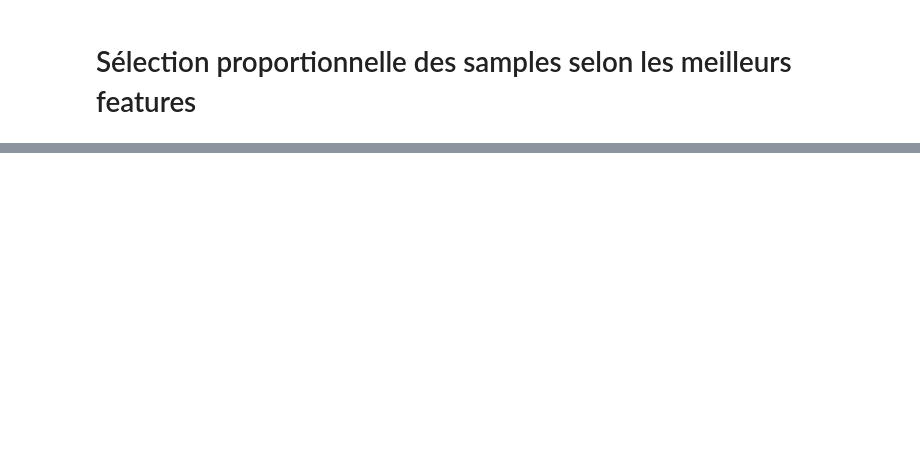
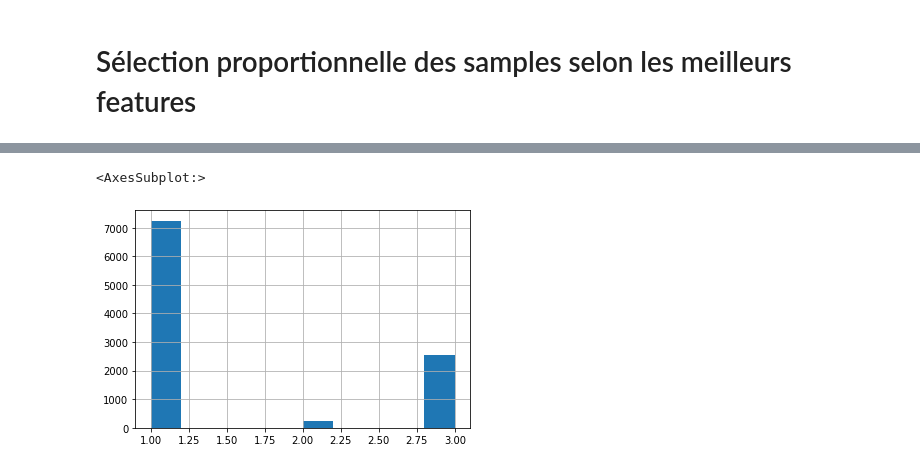
Before and after one commit to Bilou75019/KDD-project, a Jupyter notebook: Projet.ipynb, the cells around one changed output, grey strips where cells are left out. Saved outputs shown, nothing was run; the diff lists cells and outputs as text; code cells hidden in the pictures; blank space fills up the shorter version.

```diff
--- a/Projet.ipynb
+++ b/Projet.ipynb
@@ -80 +107,9 @@ plt.show()
+# %%
+df["to_prop"] = pd.cut(df["duration"],
+                               bins=[-1, 1000, 2000, np.inf],
+                               labels=[1, 2, 3])
+df["to_prop"].hist()
+# %% [output]
+<AxesSubplot:>
+[figure, added]
 # %%
```
Also changed, not shown: parts of 33 cells of this notebook.
